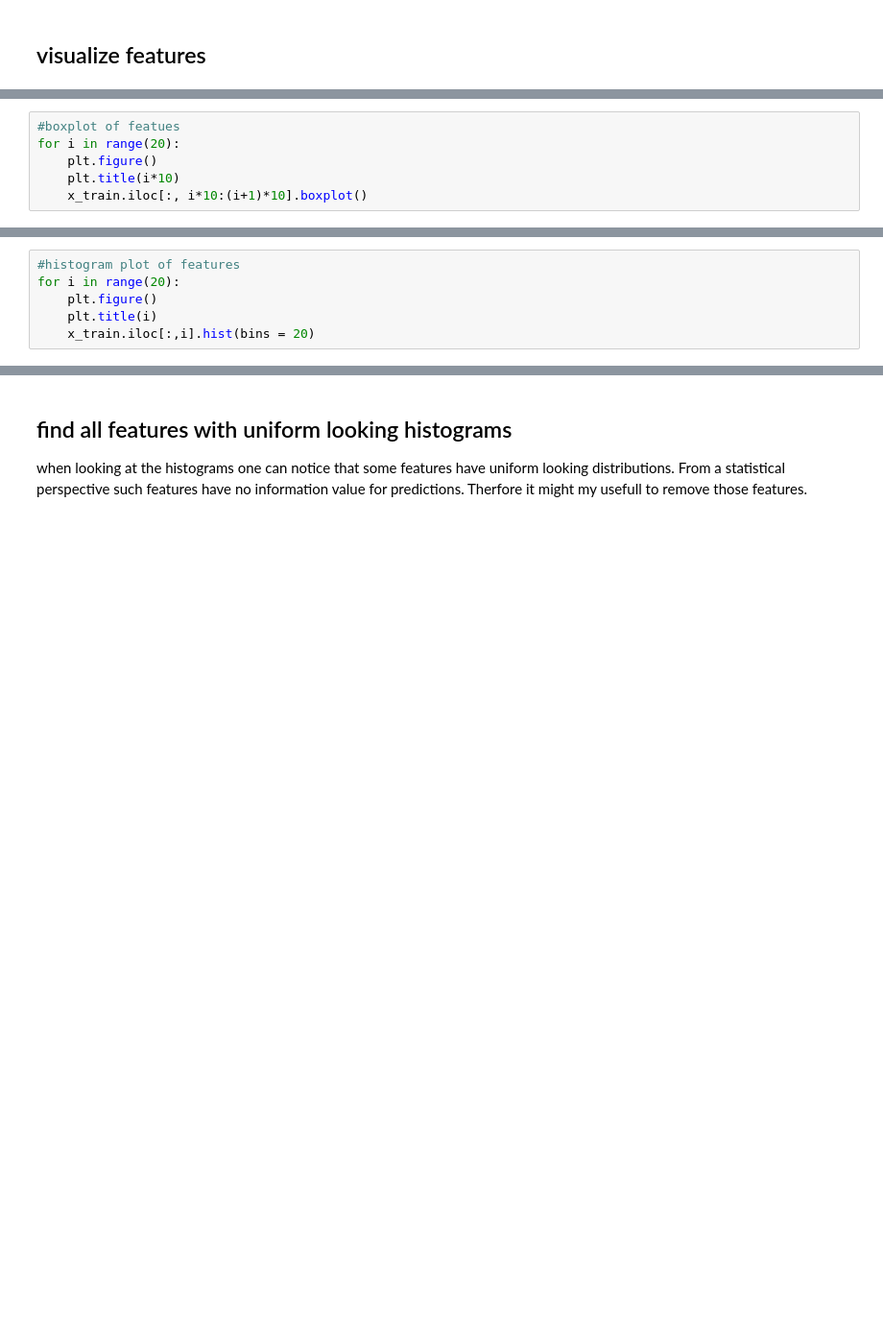
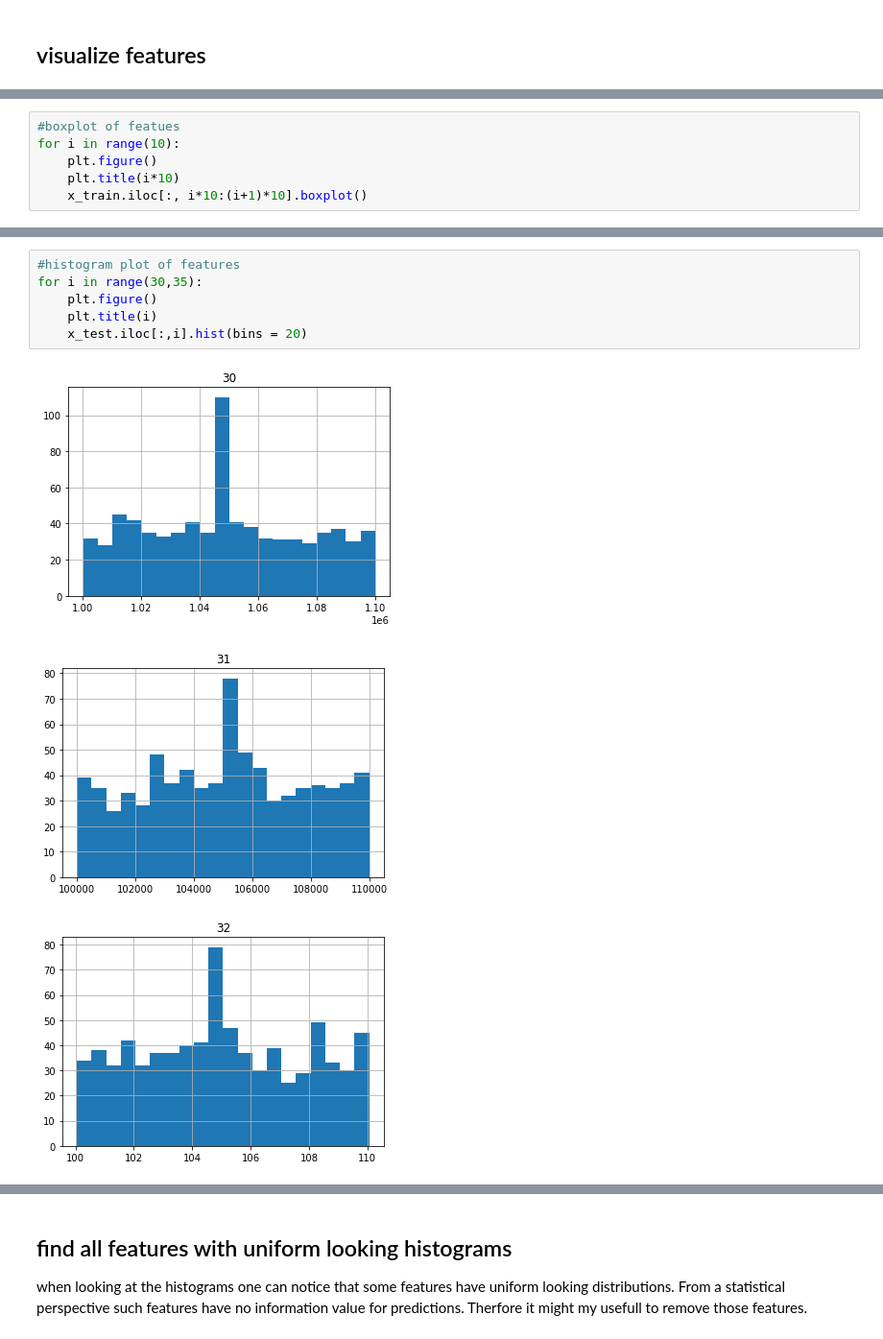
Before and after one commit to tim99fn/aml, a Jupyter notebook: data_inspection.ipynb, the cells around one changed output, grey strips where cells are left out. Shown at 96% size. Drawn from its saved outputs; the diff is of its cells as text; blank space fills up the shorter version.

```diff
--- a/data_inspection.ipynb
+++ b/data_inspection.ipynb
@@ -39,6 +53,6 @@ x_train.describe()
 # %%
 #boxplot of featues
-for i in range(20):
+for i in range(10):
     plt.figure()
     plt.title(i*10)
     x_train.iloc[:, i*10:(i+1)*10].boxplot()
@@ -59,6 +70,10 @@ for i in range(20):
 # %%
 #histogram plot of features
-for i in range(20):
+for i in range(30,35):
     plt.figure()
     plt.title(i)
-    x_train.iloc[:,i].hist(bins = 20)
+    x_test.iloc[:,i].hist(bins = 20)
+# %% [output]
+[figure, added]
+[figure, added]
+[figure, added]
```
Also changed, not shown: parts of 9 cells of this notebook, 1 other file.
